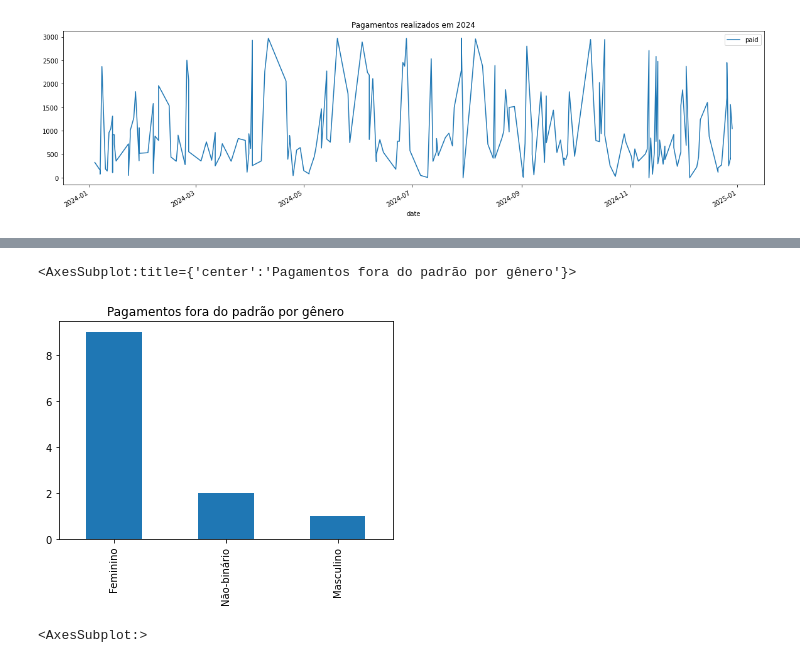
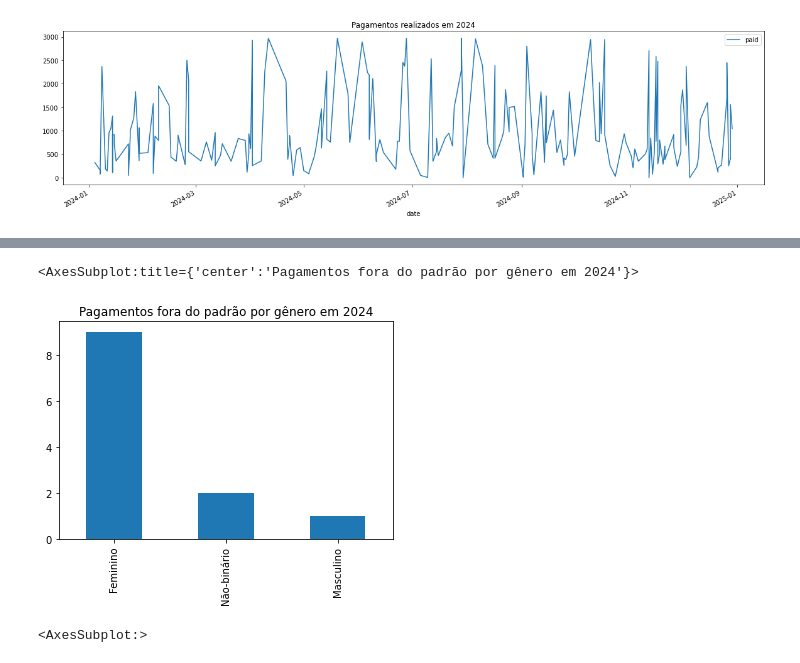
Before and after one commit to VicourtBitt/pandas_python, a Jupyter notebook: TIC_TRILHAS/aritmetica/aritmetica.ipynb, the cells around one changed output, grey strips where cells are left out. Saved outputs shown, nothing was run; the diff lists cells and outputs as text; code cells hidden in the pictures.

```diff
--- a/TIC_TRILHAS/aritmetica/aritmetica.ipynb
+++ b/TIC_TRILHAS/aritmetica/aritmetica.ipynb
@@ -77,9 +62,9 @@ df2024.plot(x='date', y='paid', kind='line', title='Pagamentos realizados em 202
 # %%
 # Pagamentos que estão fora do padrão
 df2024off = df2024.loc[
-    df2024['paid'] > mean2024 + 2*std2024
+    df2024['paid'] > mean2024 + std2024
 ]
 
-# Ordenando os pagamentos fora do padrão por data
-df2024off.sort_values(by='date', ascending=False)
+# Ordenando os pagamentos fora do padrão porgenero
+df2024off['gender'].value_counts().plot(kind='barh', title='Pagamentos dentro da variância por gênero')
 # %% [output]
@@ -87,12 +168,12 @@ InvalidIndexError: (slice(0, -1, 1), slice(0, 3, 1))
 # %%
 # Contando quantos pagamentos fora do padrão foram realizados por gênero
 byGender2024Off = df2024off['gender'].value_counts()
 
 # Plotando o gráfico de barras
-byGender2024Off.plot(kind='bar',title='Pagamentos fora do padrão por gênero')
+byGender2024Off.plot(kind='bar',title='Pagamentos fora do padrão por gênero em 2024')
 # %% [output]
-<AxesSubplot:title={'center':'Pagamentos fora do padrão por gênero'}>
+<AxesSubplot:title={'center':'Pagamentos fora do padrão por gênero em 2024'}>
-[figure, old version]
+[figure, new version]
 # %%
 # Analisar a tendência dos planos baseado no histograma de planos obtidos
 df['plan'].hist(figsize=(6, 5), bins=10, color='blue', alpha=0.5)
```
Also changed, not shown: parts of 9 cells of this notebook.
